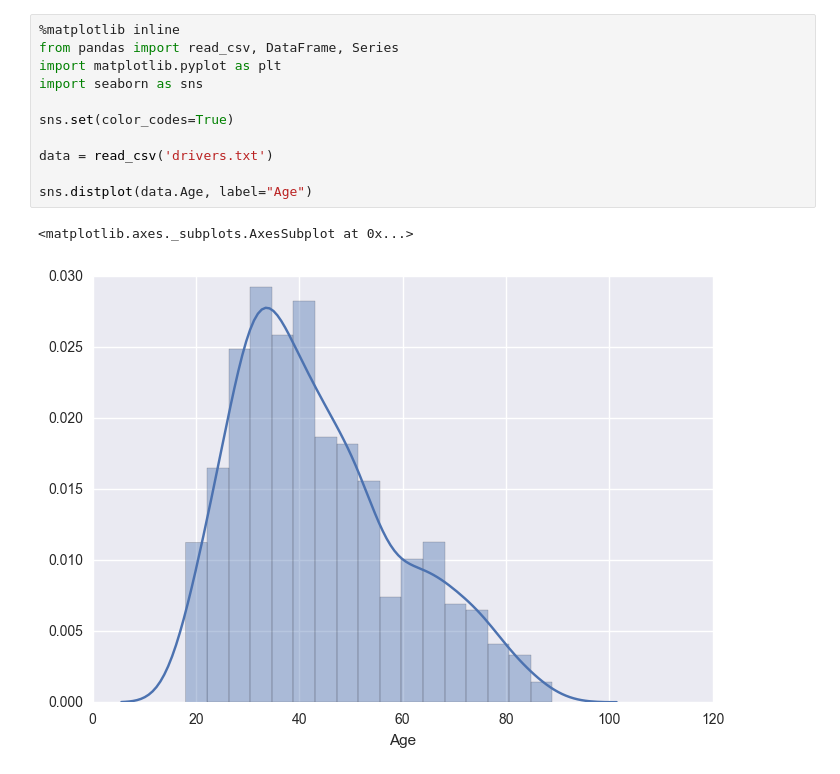
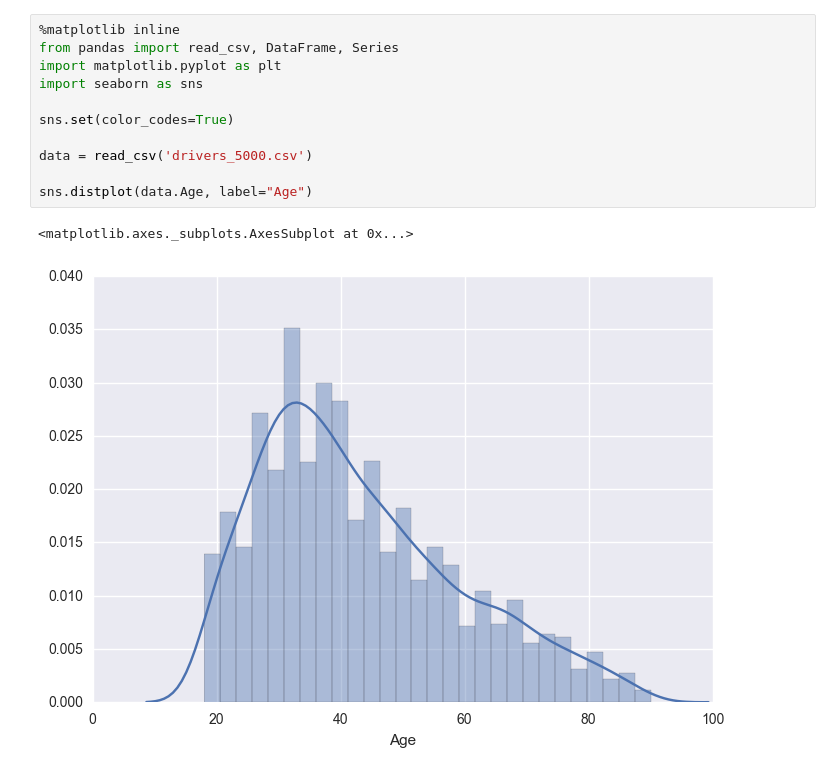
Before and after one commit to lizmoscow/analyze, a Jupyter notebook: Drivers.ipynb, the cells around one changed output. Drawn from its saved outputs; the diff is of its cells as text.

Commit message:
New data files

```diff
--- a/Drivers.ipynb
+++ b/Drivers.ipynb
@@ -1,17 +1,17 @@
 # %%
 %matplotlib inline
 from pandas import read_csv, DataFrame, Series
 import matplotlib.pyplot as plt
 import seaborn as sns
 
 sns.set(color_codes=True)
 
-data = read_csv('drivers.txt')
+data = read_csv('drivers_5000.csv')
 
 sns.distplot(data.Age, label="Age")
 # %% [output]
 <matplotlib.axes._subplots.AxesSubplot at 0x...>
-[figure, old version]
+[figure, new version]
 # %%
 sns.distplot(data.Experience)
 # %% [output]
```
Also changed, not shown: parts of 11 cells of this notebook, 5 other files.
